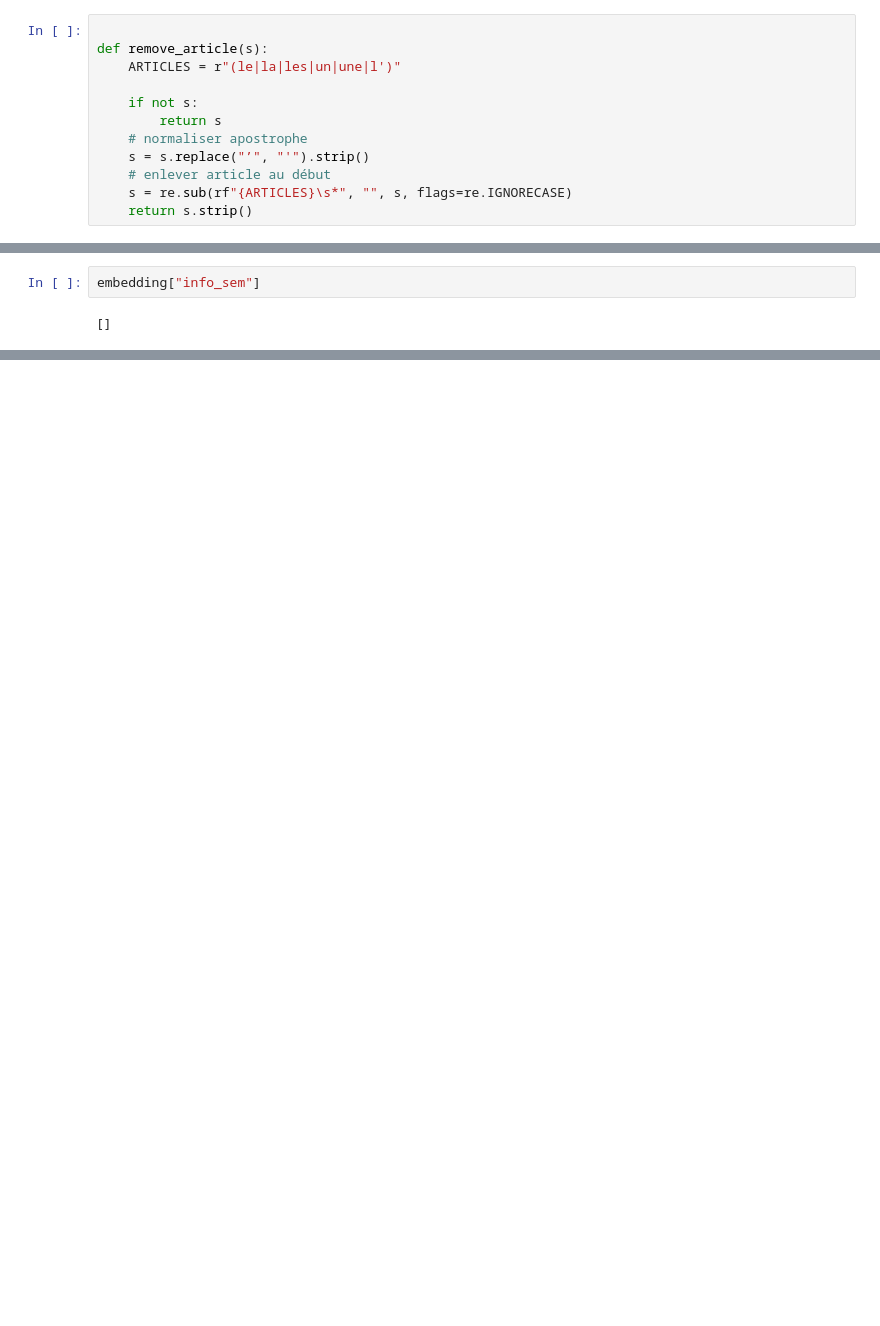
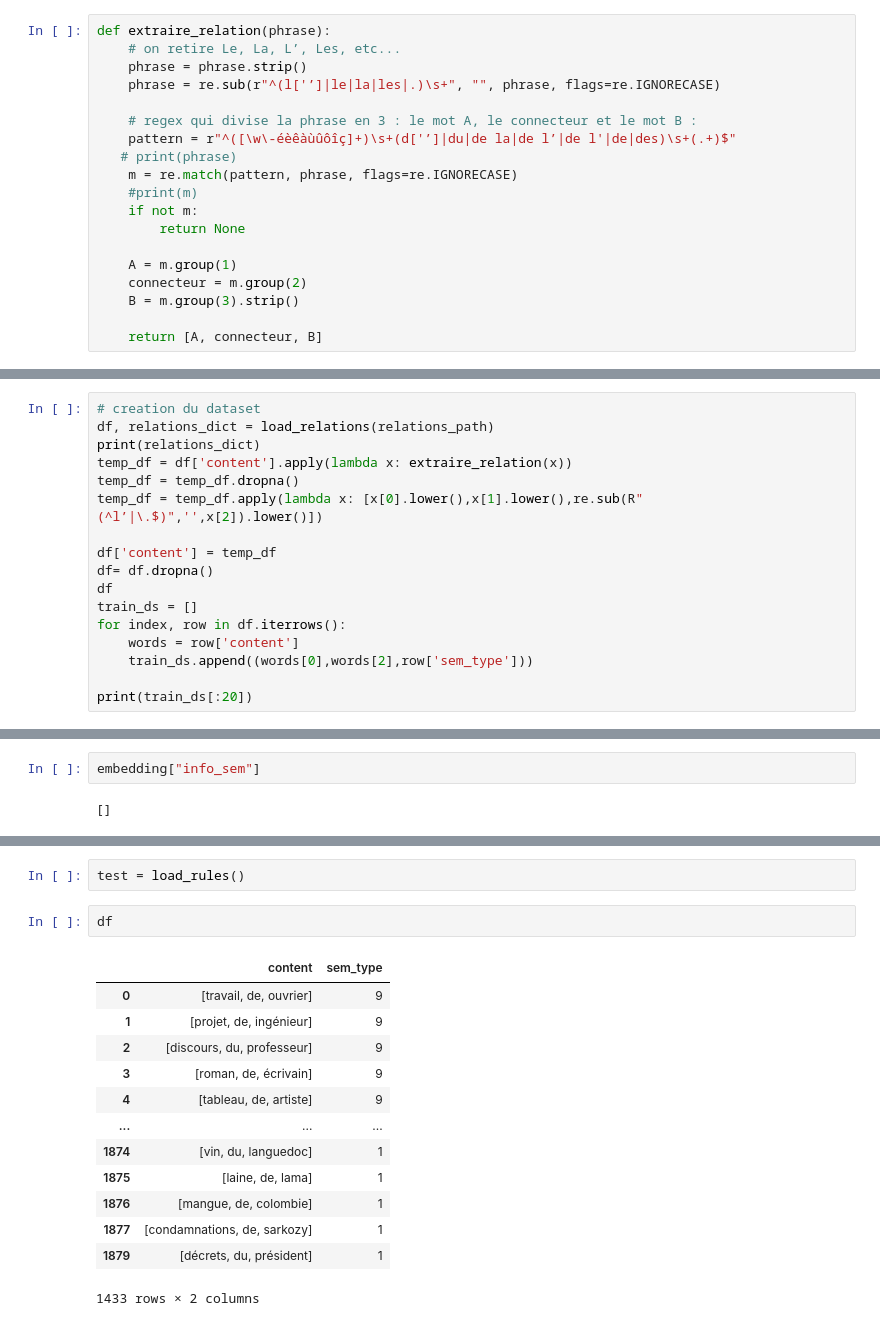
Before and after one commit to palminaN/genitive_semantic_predition, a Jupyter notebook: embeddings.ipynb, the cells around one changed output, grey strips where cells are left out. Cells and saved outputs as stored; diff of their text form; blank space fills up the shorter version.

Commit message:
ajout code projet

```diff
--- a/embeddings.ipynb
+++ b/embeddings.ipynb
@@ -79,12 +62,19 @@ df = load_relations(relations_path)
 # %%
+def extraire_relation(phrase):
+    # on retire Le, La, L’, Les, etc...
+    phrase = phrase.strip()
+    phrase = re.sub(r"^(l['’]|le|la|les|.)\s+", "", phrase, flags=re.IGNORECASE)
 
-def remove_article(s):
-    ARTICLES = r"(le|la|les|un|une|l')"
+    # regex qui divise la phrase en 3 : le mot A, le connecteur et le mot B :
+    pattern = r"^([\w\-éèêàùûôîç]+)\s+(d['’]|du|de la|de l’|de l'|de|des)\s+(.+)$"
+   # print(phrase)
+    m = re.match(pattern, phrase, flags=re.IGNORECASE)
+    #print(m)
+    if not m:
+        return None
 
-    if not s:
-        return s
-    # normaliser apostrophe
-    s = s.replace("’", "'").strip()
-    # enlever article au début
-    s = re.sub(rf"{ARTICLES}\s*", "", s, flags=re.IGNORECASE)
-    return s.strip()
+    A = m.group(1)
+    connecteur = m.group(2)
+    B = m.group(3).strip()
+
+    return [A, connecteur, B]
@@ -110,0 +81,17 @@ Name: content, dtype: object
+# %%
+# creation du dataset
+df, relations_dict = load_relations(relations_path)
+print(relations_dict)
+temp_df = df['content'].apply(lambda x: extraire_relation(x))
+temp_df = temp_df.dropna()
+temp_df = temp_df.apply(lambda x: [x[0].lower(),x[1].lower(),re.sub(R"(^l’|\.$)",'',x[2]).lower()])
+
+df['content'] = temp_df
+df= df.dropna()
+df
+train_ds = []
+for index, row in df.iterrows():
+    words = row['content']
+    train_ds.append((words[0],words[2],row['sem_type']))
+
+print(train_ds[:20])
@@ -192,0 +382,18 @@ embedding["info_sem"]
+# %%
+test = load_rules()
+# %%
+df
+# %% [output]
+|  | content | sem_type |
+| 0 | [travail, de, ouvrier] | 9 |
+| 1 | [projet, de, ingénieur] | 9 |
+| 2 | [discours, du, professeur] | 9 |
+| 3 | [roman, de, écrivain] | 9 |
+| 4 | [tableau, de, artiste] | 9 |
+| ... | ... | ... |
+| 1874 | [vin, du, languedoc] | 1 |
+| 1875 | [laine, de, lama] | 1 |
+| 1876 | [mangue, de, colombie] | 1 |
+| 1877 | [condamnations, de, sarkozy] | 1 |
+| 1879 | [décrets, du, président] | 1 |
+1433 rows × 2 columns
```
Also changed, not shown: parts of 29 cells of this notebook.
